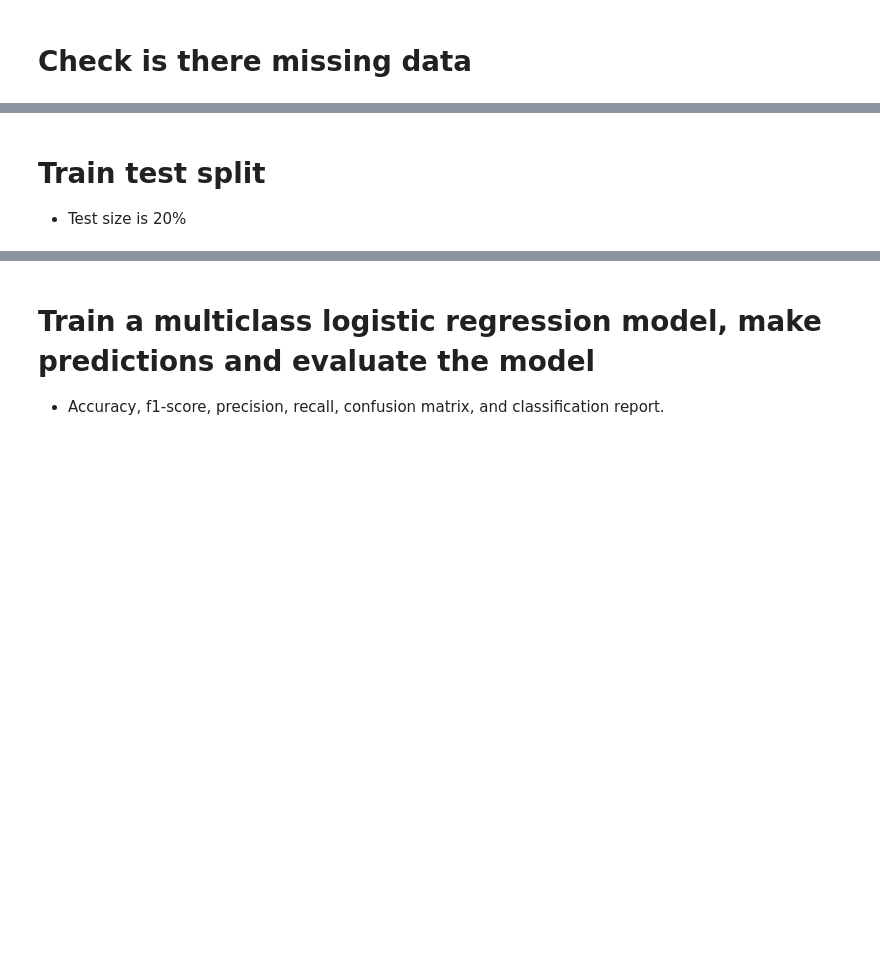
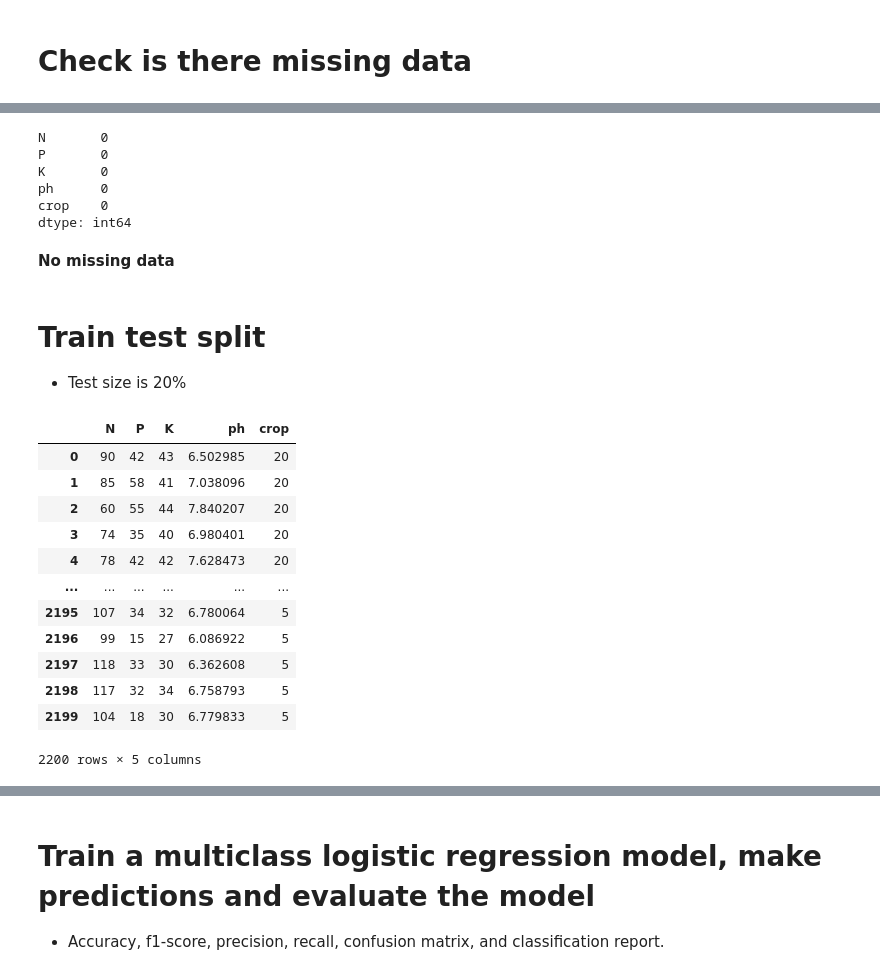
Before and after one commit to Tuwaiq-Data-Science-Bootcamp-V5/KNN-Lab1, a Jupyter notebook: Assignment.ipynb, the cells around one changed output, grey strips where cells are left out. Drawn from its saved outputs; the diff is of its cells as text; code cells hidden in the pictures; blank space fills up the shorter version.

```diff
--- a/Assignment.ipynb
+++ b/Assignment.ipynb
@@ -22,3 +28,6 @@ In this project, you will apply machine learning to build a multi-class classifi
 # Load the Dataset and make EDA
 
 - Print the head, tail, describe, info, shape.
+# %%
+df = pd.read_csv('soil_measures.csv')
+df.head(5)
@@ -29,3 +113,14 @@ In this project, you will apply machine learning to build a multi-class classifi
+# %%
+df.isnull().sum()
+# %% [output]
+N       0
+P       0
+K       0
+ph      0
+crop    0
+dtype: int64
+# %% [markdown]
+**No missing data**
 # %% [markdown]
 # Train test split
 
@@ -32,0 +130,17 @@ In this project, you will apply machine learning to build a multi-class classifi
+# %%
+df['crop']= LabelEncoder().fit_transform(df['crop'])
+df
+# %% [output]
+|  | N | P | K | ph | crop |
+| 0 | 90 | 42 | 43 | 6.502985 | 20 |
+| 1 | 85 | 58 | 41 | 7.038096 | 20 |
+| 2 | 60 | 55 | 44 | 7.840207 | 20 |
+| 3 | 74 | 35 | 40 | 6.980401 | 20 |
+| 4 | 78 | 42 | 42 | 7.628473 | 20 |
+| ... | ... | ... | ... | ... | ... |
+| 2195 | 107 | 34 | 32 | 6.780064 | 5 |
+| 2196 | 99 | 15 | 27 | 6.086922 | 5 |
+| 2197 | 118 | 33 | 30 | 6.362608 | 5 |
+| 2198 | 117 | 32 | 34 | 6.758793 | 5 |
+| 2199 | 104 | 18 | 30 | 6.779833 | 5 |
+2200 rows × 5 columns
```
Also changed, not shown: parts of 29 cells of this notebook.
